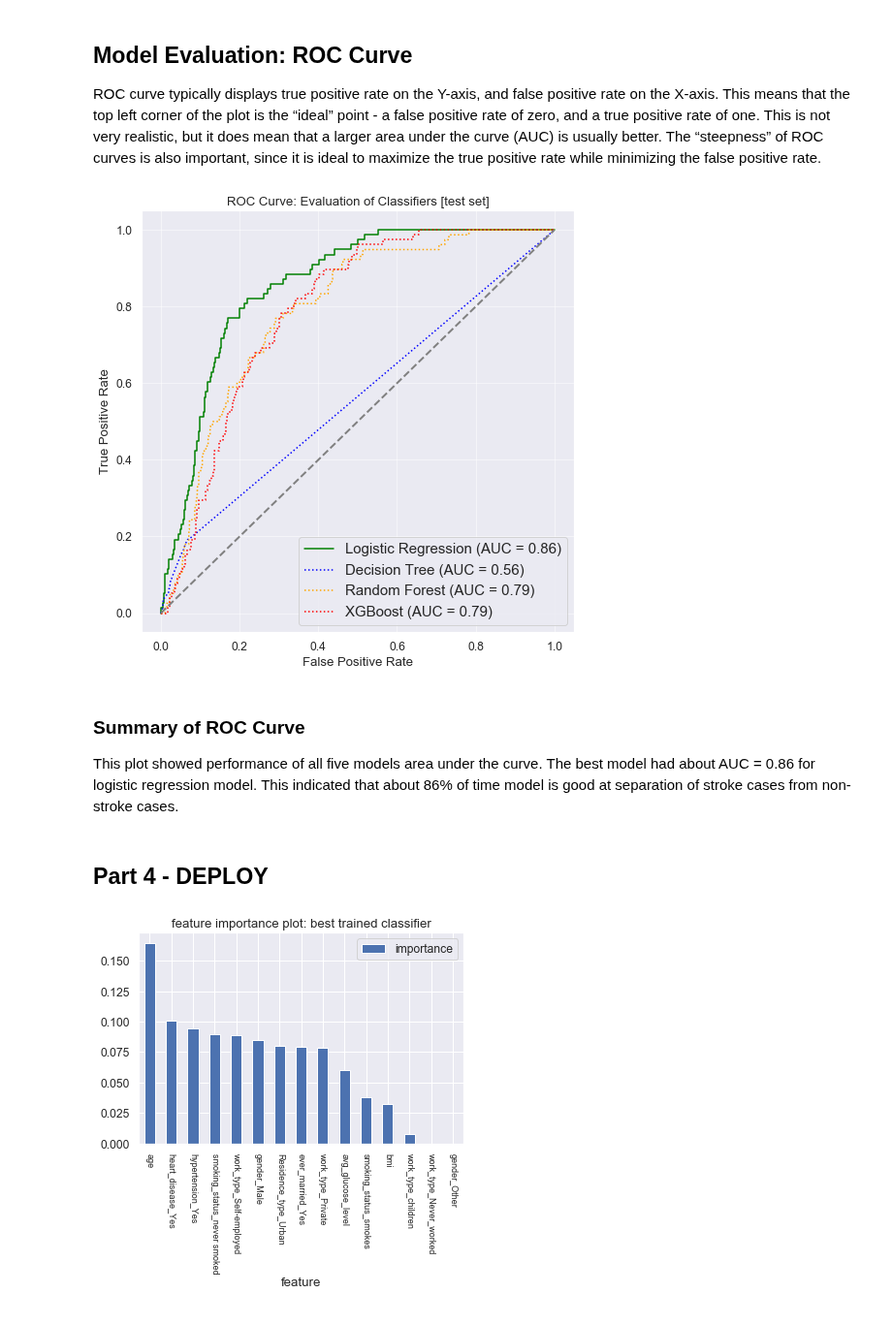
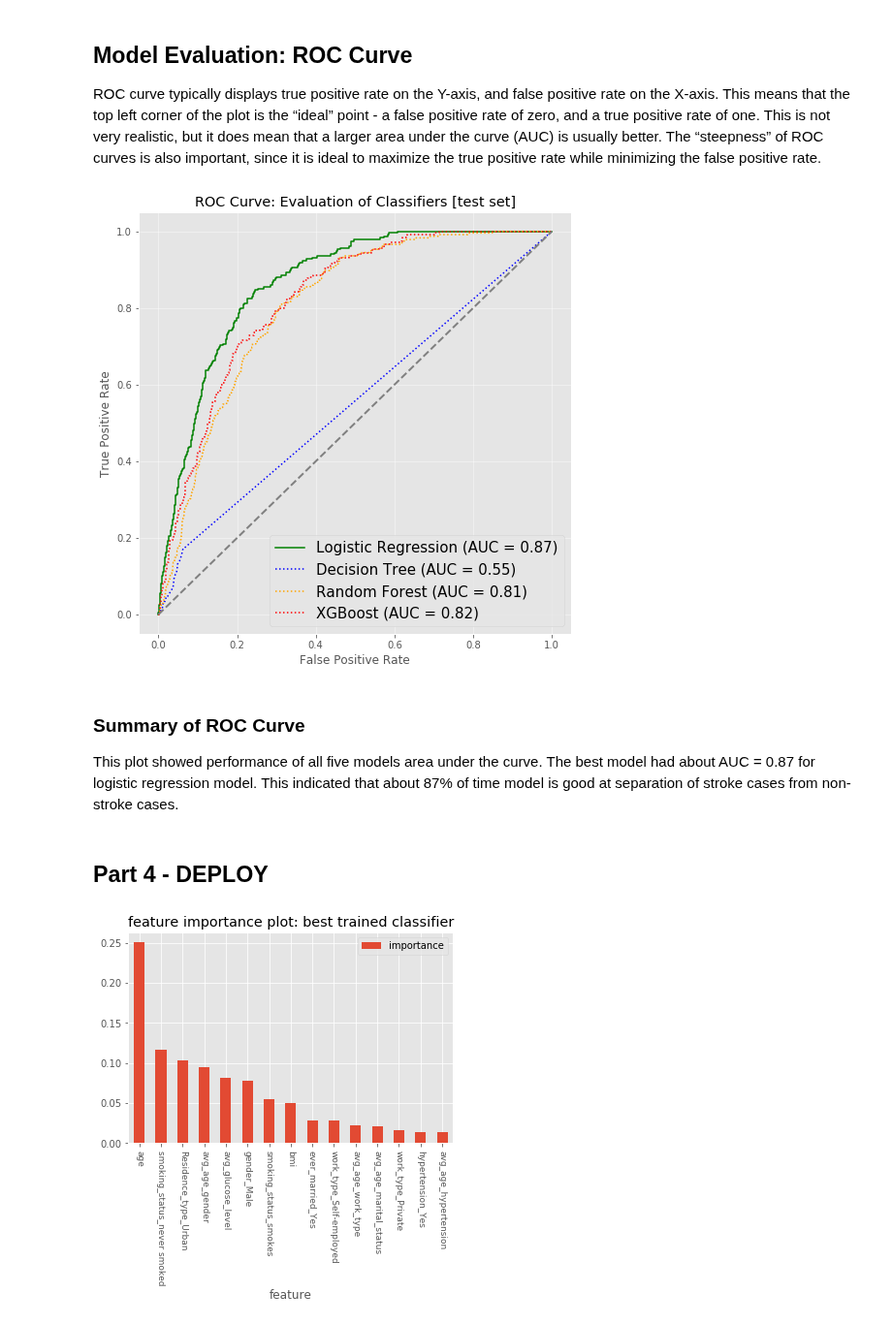
Before and after one commit to yoots88/portfolio, a Jupyter notebook: p1_stroke_risk/p1_stroke_risk_pred_model_final.ipynb, the cells around one changed output. Shown at 97% size. Cells and saved outputs as stored; diff of their text form; code cells hidden in the pictures.

```diff
--- a/p1_stroke_risk/p1_stroke_risk_pred_model_final.ipynb
+++ b/p1_stroke_risk/p1_stroke_risk_pred_model_final.ipynb
@@ -752,15 +613,15 @@ Best learning_rate: 0.2622664165389321
 # %%
-# --- 15. Cross-validate models --- #
-# 5-fold cross validation on models and measure mean roc_auc
-# Model List to train: Order of Model Complexity
-lr = LogisticRegression(tol=9.70e-05, C=23, penalty='l1', solver='liblinear')
-tree = DecisionTreeClassifier(max_depth=22, min_samples_split=4, min_samples_leaf=4,
+# --- 14. cross-validate models --- #
+# a list of models to train: 5 fold cross-validation
+lr = LogisticRegression(tol=1.8213e-05, C=26, penalty='l2', solver='saga')
+tree = DecisionTreeClassifier(max_depth=19, min_samples_split=9, min_samples_leaf=2,
                               max_features=9, random_state=0)
-forest = RandomForestClassifier(n_estimators=57, max_depth=57, min_samples_split=2,
+forest = RandomForestClassifier(n_estimators=86, max_depth=76, min_samples_split=5,
                                 min_samples_leaf=2, random_state=0)
-xgb = XGBClassifier(n_estimators=10, max_depth=27, colsample_bytree=0.6961848271007864,
-                    learning_rate=0.6688016439095642, random_state=0)
-# List of classifiers:
+xgb = XGBClassifier(n_estimators=78, max_depth=85, colsample_bytree=0.3704,
+                    learning_rate=0.0671, random_state=0)
+
+# a list of classifiers:
 models.extend([lr, tree, forest, xgb])
 
 # cross-validate models, using roc_auc to evaluate and print the summaries
@@ -769,7 +630,7 @@ for model in models:
     model_train(model, X_train_resampled, y_train_resampled, n_proc, mean_roc_auc, cv_std)
     model_summary(model, mean_roc_auc, cv_std)
 
-# --- 16. Select the best model with lowest RMSE for your prediction model --- #
+# --- 15. select the best model --- #
 model = max(mean_roc_auc, key=mean_roc_auc.get)
 print('\nBest model with the highest mean roc_auc:')
 print(model)
@@ -927,9 +784,13 @@ all_clf = [lr, tree, forest, xgb]
 ## Model Evaluation: ROC Curve ##
 ROC curve typically displays true positive rate on the Y-axis, and false positive rate on the X-axis. This means that the top left corner of the plot is the “ideal” point - a false positive rate of zero, and a true positive rate of one. This is not very realistic, but it does mean that a larger area under the curve (AUC) is usually better. The “steepness” of ROC curves is also important, since it is ideal to maximize the true positive rate while minimizing the false positive rate.
 # %%
-# plot a ROC-AUC curve
+# --- 17. Model Plotting ---
+# ROC for each classifiers
+clf_labels = ['Logistic Regression', 'Decision Tree', 'Random Forest', 'XGBoost']
+all_clf = [lr, tree, forest, xgb]
+
+# plot a ROC_AUC curve:
 plt.figure(figsize=(8,8))
-# ROC for each classifiers
 colors = ['green', 'blue', 'orange', 'red']
 linestyles = ['-', ':', ':', ':']
 for clf, label, clr, ls \
@@ -945,55 +806,57 @@ plt.plot([0,1], [0,1], linestyle='--', color='gray', linewidth=2)
 plt.xlim([-0.05, 1.05])
 plt.ylim([-0.05, 1.05])
 plt.grid(alpha=0.5)
-plt.title('ROC Curve: Evaluation of Classifiers [Test Set]')
+plt.title('ROC Curve: Evaluation of Classifiers [test set]')
 plt.xlabel('False Positive Rate')
 plt.ylabel('True Positive Rate')
 plt.legend(loc='lower right', prop={'size': 15})
 plt.show()
 # %% [output]
-[figure, old version]
+[figure, new version]
 # %% [markdown]
 ### Summary of ROC Curve ###
-This plot showed performance of all five models area under the curve. The best model had about AUC = 0.86 for logistic regression model. This indicated that about 86% of time model is good at separation of stroke cases from non-stroke cases.
+This plot showed performance of all five models area under the curve. The best model had about AUC = 0.87 for logistic regression model. This indicated that about 87% of time model is good at separation of stroke cases from non-stroke cases.
 # %% [markdown]
 ## Part 4 - DEPLOY ##
 # %%
-# --- 20. Automate the model pipeline --- #
-# make predictions based on a test set
-df_test_selected = test_df.copy()
-df_pred_probs = lr.predict_proba(df_test_selected)
+###########################
+# Part 4 - DEPLOY PHASE ###
+###########################
+# --- 18. automate the model pipeline --- #
+# make predictions on a test set:
+df_pred_probs = lr.predict_proba(test_df)
 
 # make predictions dataframe:
 results = pd.DataFrame({'id':df_test_id,
                         'stroke':df_pred_probs[:,1]})
 results.to_csv('prob_results_lr.csv', index=False, index_label=None)
 
-# --- 21. Deploy the solution --- #
+# --- 19. deploy the solution --- #
 #store feature importances
 if hasattr(model, 'feature_importances_'):
     importances = model.feature_importances_
 else:
 # linear models don't have feature_importances_
     importances = [0]*len(X_train.columns)
 
-# Create a feature importance dataframe and sort by importance:
+# sort a dataframe by feature importance score:
 feature_importances = pd.DataFrame({'feature':X_train.columns,
                                         'importance':importances})
 feature_importances.sort_values(by='importance', inplace=True, ascending=False)
 
-# Set index to 'feature'
+# set index to 'feature'
 feature_importances.set_index('feature', inplace=True, drop=True)
 
-# Create a bar plot:
+# create a bar plot:
 feature_importances[0:15].plot.bar(align='center')
 plt.xticks(rotation=270, fontsize=9)
 plt.title('feature importance plot: best trained classifier')
 plt.show()
 
-#Save model results as .csv file:
+# save model results as .csv file:
 model_results(model, mean_roc_auc[model], results, feature_importances)
 # %% [output]
-[figure, old version]
+[figure, new version]
 # %% [markdown]
 ### Model Summary: Feature Importance ###
 A figure showed the feature importance on the best trained model from order of the highest to lowest feature importance ranks.
```
Also changed, not shown: parts of 37 cells of this notebook, 10 other files.
